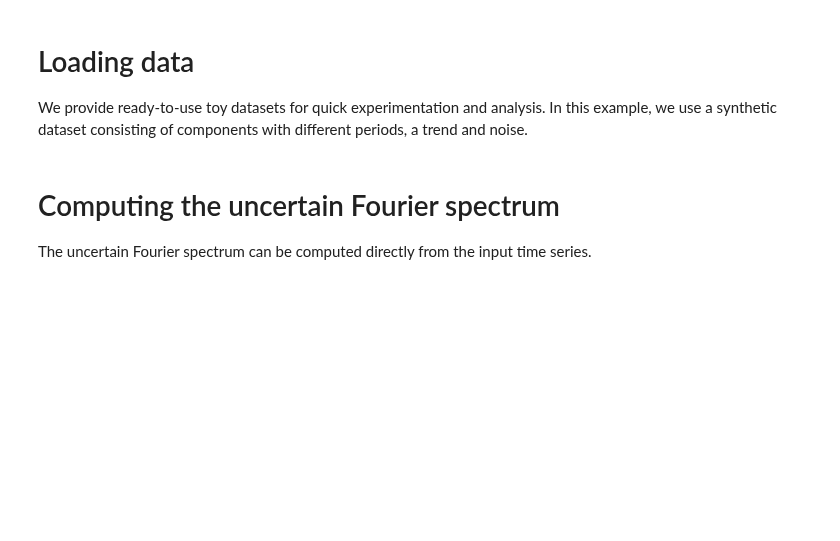
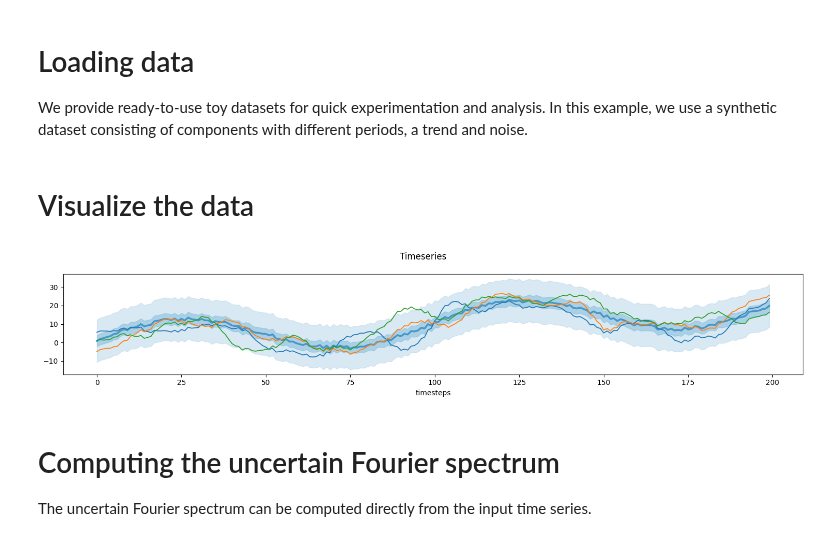
Before and after one commit to UniStuttgart-VISUS/uadapy, a Jupyter notebook: examples/uafourier.ipynb, the cells around one changed output. Drawn from its saved outputs; the diff is of its cells as text; code cells hidden in the pictures; blank space fills up the shorter version.

```diff
--- a/examples/uafourier.ipynb
+++ b/examples/uafourier.ipynb
@@ -18,3 +20,11 @@ timeseries = TimeSeries(model)
+# %%
+timeseries = data.generate_synthetic_timeseries(timesteps=200)
+# %% [markdown]
+# Visualize the data
+# %%
+fig, axs = plot_timeseries(timeseries, n_samples=3, seed=55, show_plot=True)
+# %% [output]
+[figure, added]
 # %% [markdown]
 # Computing the uncertain Fourier spectrum
 The uncertain Fourier spectrum can be computed directly from the input time series.
```
Also changed, not shown: parts of 4 cells of this notebook, 4 other files.
